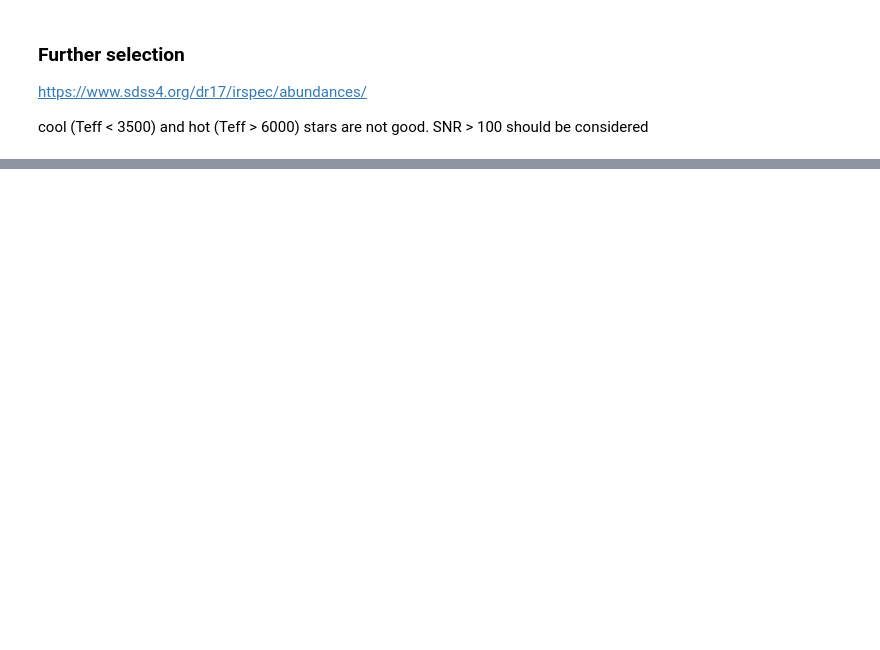
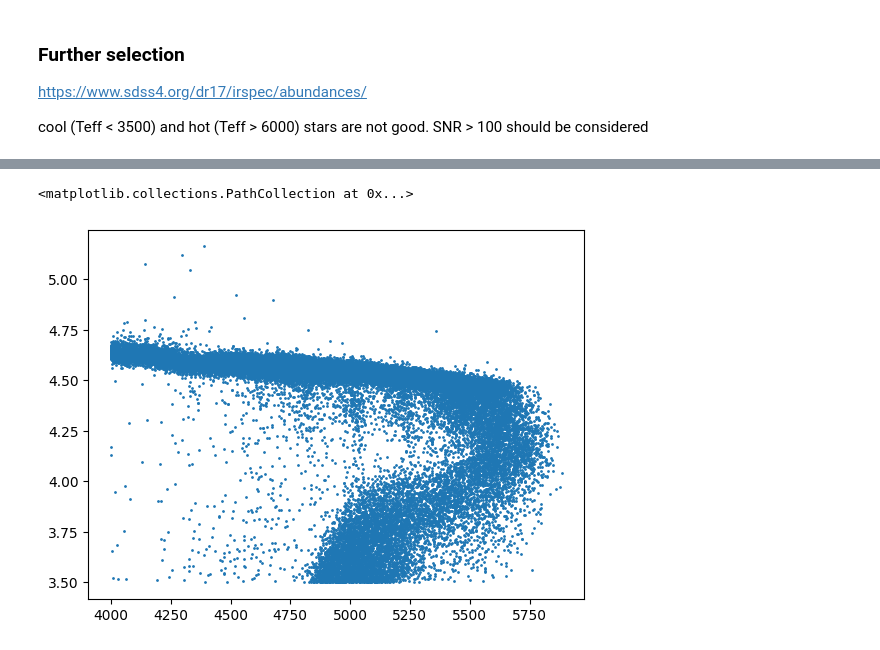
Before and after one commit to vadibekyan/AbundanceML, a Jupyter notebook: apogee_fits_read.ipynb, the cells around one changed output, grey strips where cells are left out. Cells and saved outputs as stored; diff of their text form; code cells hidden in the pictures; blank space fills up the shorter version.

```diff
--- a/apogee_fits_read.ipynb
+++ b/apogee_fits_read.ipynb
@@ -299,0 +165,5 @@ See the caveats in the documentation: https://pandas.pydata.org/pandas-docs/stab
+# %%
+plt.scatter(MST_sample[MST_sample.LOGG > 3.5].TEFF, MST_sample[MST_sample.LOGG > 3.5].LOGG, s = 1)
+# %% [output]
+<matplotlib.collections.PathCollection at 0x...>
+[figure, added]
```
Also changed, not shown: parts of 32 cells of this notebook, 2 other files.
